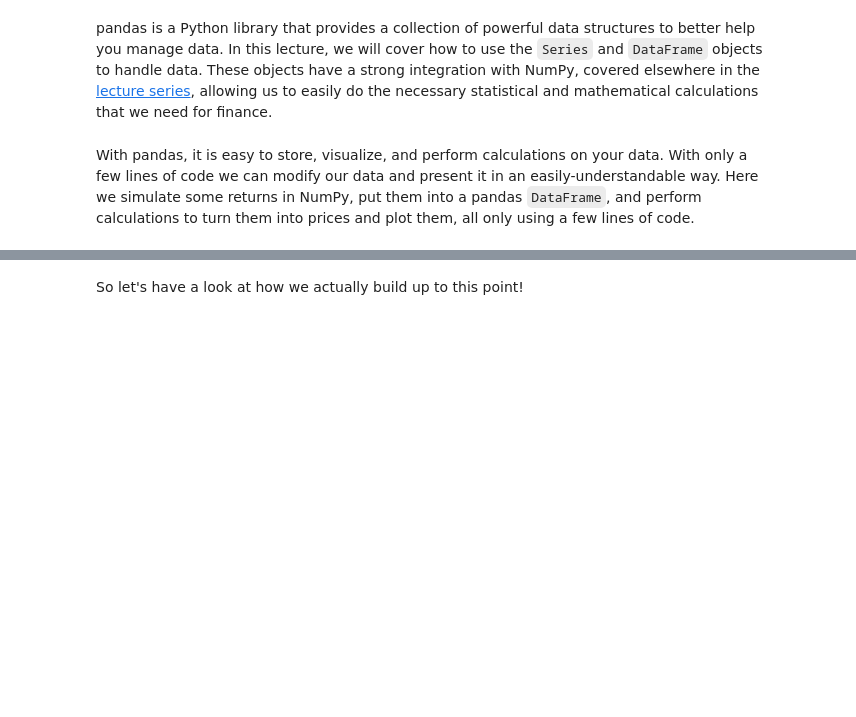
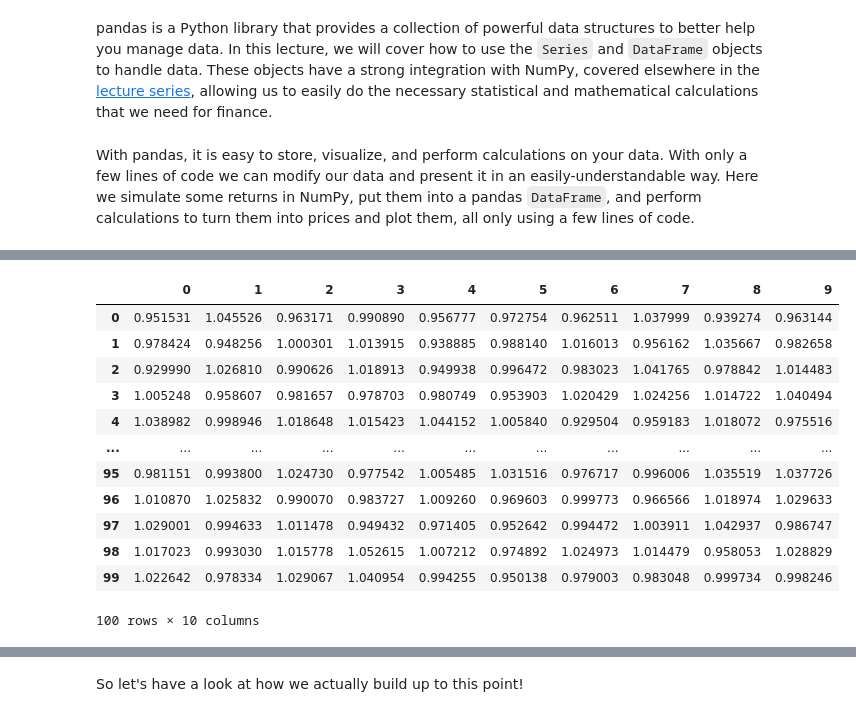
Before and after one commit to dleonmu/MetNumUN2021I, a Jupyter notebook: Lab1/dleonmulecture4.ipynb, the cells around one changed output, grey strips where cells are left out. Cells and saved outputs as stored; diff of their text form; code cells hidden in the pictures; blank space fills up the shorter version.

```diff
--- a/Lab1/dleonmulecture4.ipynb
+++ b/Lab1/dleonmulecture4.ipynb
@@ -27,3 +27,19 @@ plt.legend(loc=0);
+# %%
+returns
+# %% [output]
+|  | 0 | 1 | 2 | 3 | 4 | 5 | 6 | 7 | 8 | 9 |
+| 0 | 0.951531 | 1.045526 | 0.963171 | 0.990890 | 0.956777 | 0.972754 | 0.962511 | 1.037999 | 0.939274 | 0.963144 |
+| 1 | 0.978424 | 0.948256 | 1.000301 | 1.013915 | 0.938885 | 0.988140 | 1.016013 | 0.956162 | 1.035667 | 0.982658 |
+| 2 | 0.929990 | 1.026810 | 0.990626 | 1.018913 | 0.949938 | 0.996472 | 0.983023 | 1.041765 | 0.978842 | 1.014483 |
+| 3 | 1.005248 | 0.958607 | 0.981657 | 0.978703 | 0.980749 | 0.953903 | 1.020429 | 1.024256 | 1.014722 | 1.040494 |
+| 4 | 1.038982 | 0.998946 | 1.018648 | 1.015423 | 1.044152 | 1.005840 | 0.929504 | 0.959183 | 1.018072 | 0.975516 |
+| ... | ... | ... | ... | ... | ... | ... | ... | ... | ... | ... |
+| 95 | 0.981151 | 0.993800 | 1.024730 | 0.977542 | 1.005485 | 1.031516 | 0.976717 | 0.996006 | 1.035519 | 1.037726 |
+| 96 | 1.010870 | 1.025832 | 0.990070 | 0.983727 | 1.009260 | 0.969603 | 0.999773 | 0.966566 | 1.018974 | 1.029633 |
+| 97 | 1.029001 | 0.994633 | 1.011478 | 0.949432 | 0.971405 | 0.952642 | 0.994472 | 1.003911 | 1.042937 | 0.986747 |
+| 98 | 1.017023 | 0.993030 | 1.015778 | 1.052615 | 1.007212 | 0.974892 | 1.024973 | 1.014479 | 0.958053 | 1.028829 |
+| 99 | 1.022642 | 0.978334 | 1.029067 | 1.040954 | 0.994255 | 0.950138 | 0.979003 | 0.983048 | 0.999734 | 0.998246 |
+100 rows × 10 columns
 # %%
 ####
 returns = pd.DataFrame(np.random.normal(1.0, 0.03, (20, 10)))
```
Also changed, not shown: parts of 15 cells of this notebook, 2 other files.
